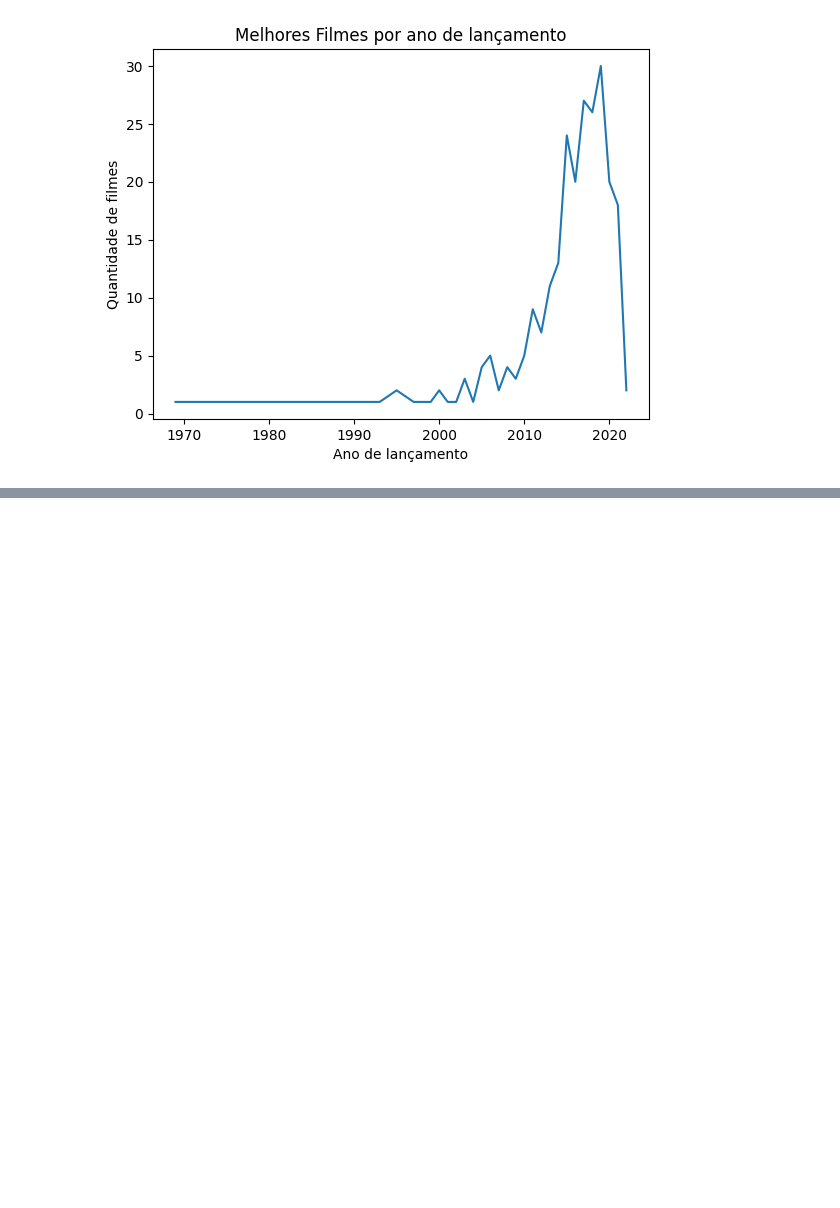
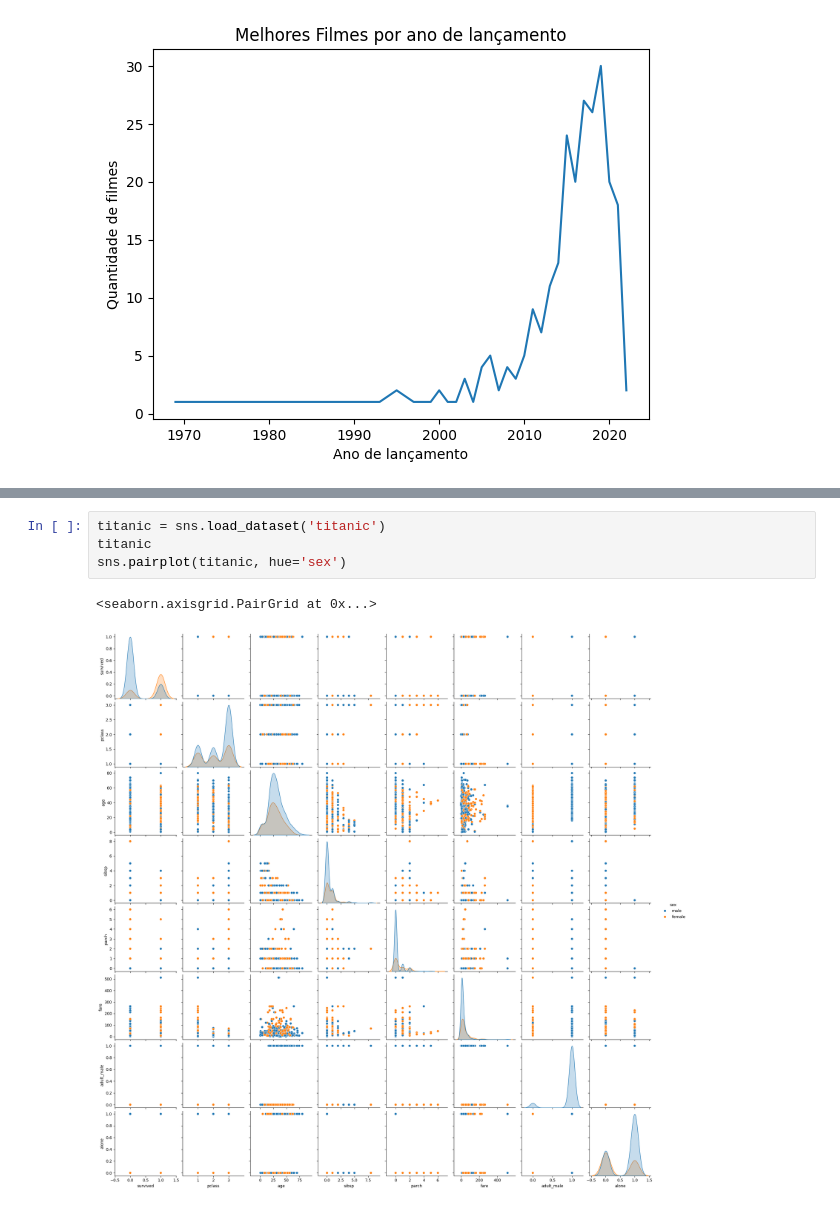
Before and after one commit to paulaprado1904/DataScience, a Jupyter notebook: Data_Science_AdaCoders2024Santander.ipynb, the cells around one changed output, grey strips where cells are left out. Drawn from its saved outputs; the diff is of its cells as text; blank space fills up the shorter version.

```diff
--- a/Data_Science_AdaCoders2024Santander.ipynb
+++ b/Data_Science_AdaCoders2024Santander.ipynb
@@ -542,0 +623,7 @@ plt.show()
+# %%
+titanic = sns.load_dataset('titanic')
+titanic
+sns.pairplot(titanic, hue='sex')
+# %% [output]
+<seaborn.axisgrid.PairGrid at 0x...>
+[figure, added]
```
Also changed, not shown: parts of 7 cells of this notebook.
